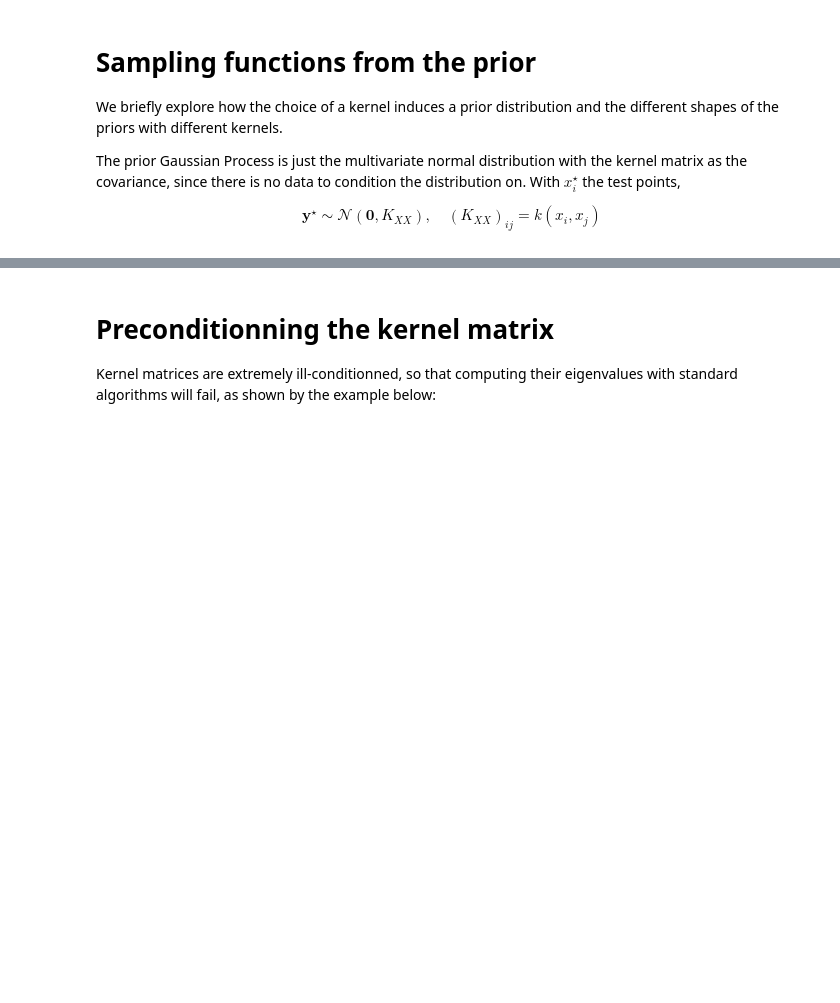
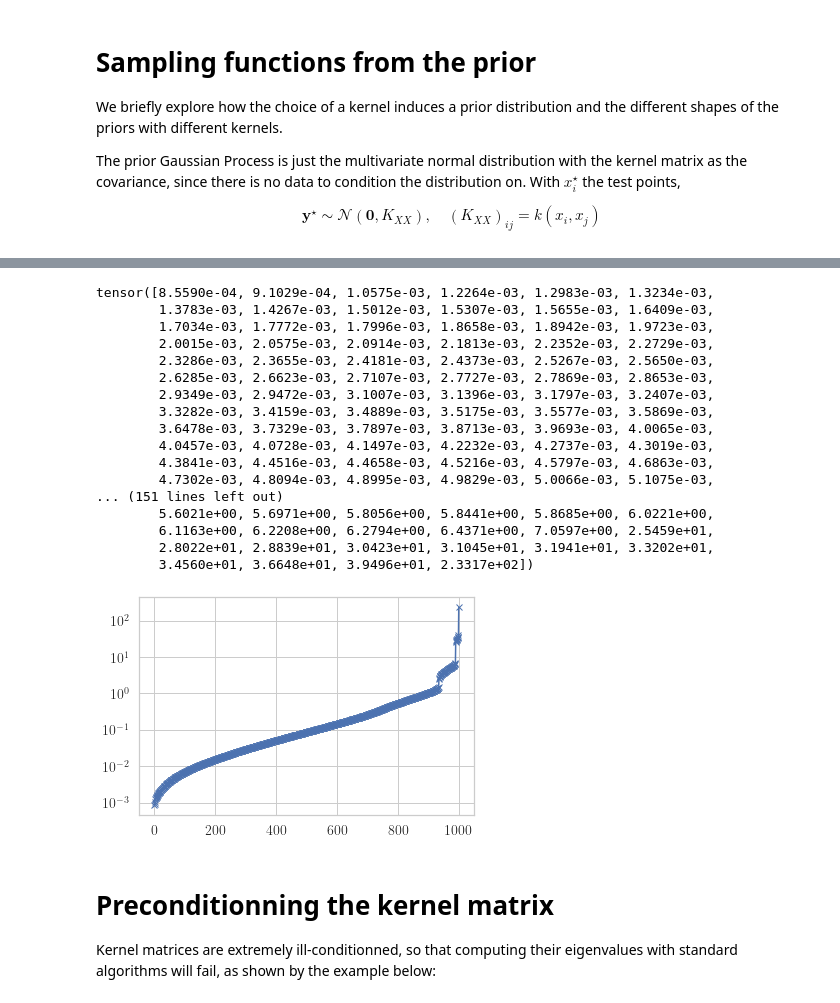
Before and after one commit to matthiaszeller/GP-linalg, a Jupyter notebook: tutorial/Numerical experiments.ipynb, the cells around one changed output, grey strips where cells are left out. Cells and saved outputs as stored; diff of their text form; code cells hidden in the pictures; blank space fills up the shorter version.

```diff
--- a/tutorial/Numerical experiments.ipynb
+++ b/tutorial/Numerical experiments.ipynb
@@ -60,3 +87,36 @@ plt.tight_layout()
+# %%
+n = 1000
+#x = torch.linspace(0, 1, n)
+x = torch.randn(n, 10)
+
+x = (x - x.min(dim=0).values) / (x.max(dim=0).values - x.min(dim=0).values) * 2 - 1
+
+K = SquaredExponentialKernel(x).compute_kernel(lengthscale=1)
+
+threshold = 1e-15
+eigs = torch.linalg.eigvalsh(K)
+eigs[eigs < threshold] = 0.0
+plt.semilogy(eigs, '-x')
+eigs
+# %% [output]
+tensor([8.5590e-04, 9.1029e-04, 1.0575e-03, 1.2264e-03, 1.2983e-03, 1.3234e-03,
+        1.3783e-03, 1.4267e-03, 1.5012e-03, 1.5307e-03, 1.5655e-03, 1.6409e-03,
+        1.7034e-03, 1.7772e-03, 1.7996e-03, 1.8658e-03, 1.8942e-03, 1.9723e-03,
+        2.0015e-03, 2.0575e-03, 2.0914e-03, 2.1813e-03, 2.2352e-03, 2.2729e-03,
+        2.3286e-03, 2.3655e-03, 2.4181e-03, 2.4373e-03, 2.5267e-03, 2.5650e-03,
+        2.6285e-03, 2.6623e-03, 2.7107e-03, 2.7727e-03, 2.7869e-03, 2.8653e-03,
+        2.9349e-03, 2.9472e-03, 3.1007e-03, 3.1396e-03, 3.1797e-03, 3.2407e-03,
+        3.3282e-03, 3.4159e-03, 3.4889e-03, 3.5175e-03, 3.5577e-03, 3.5869e-03,
+        3.6478e-03, 3.7329e-03, 3.7897e-03, 3.8713e-03, 3.9693e-03, 4.0065e-03,
+        4.0457e-03, 4.0728e-03, 4.1497e-03, 4.2232e-03, 4.2737e-03, 4.3019e-03,
+        4.3841e-03, 4.4516e-03, 4.4658e-03, 4.5216e-03, 4.5797e-03, 4.6863e-03,
+        4.7302e-03, 4.8094e-03, 4.8995e-03, 4.9829e-03, 5.0066e-03, 5.1075e-03,
+... (151 lines left out)
+        5.6021e+00, 5.6971e+00, 5.8056e+00, 5.8441e+00, 5.8685e+00, 6.0221e+00,
+        6.1163e+00, 6.2208e+00, 6.2794e+00, 6.4371e+00, 7.0597e+00, 2.5459e+01,
+        2.8022e+01, 2.8839e+01, 3.0423e+01, 3.1045e+01, 3.1941e+01, 3.3202e+01,
+        3.4560e+01, 3.6648e+01, 3.9496e+01, 2.3317e+02])
+[figure, added]
 # %% [markdown]
 # Preconditionning the kernel matrix
 
```
Also changed, not shown: parts of 66 cells of this notebook, 1 other file.
